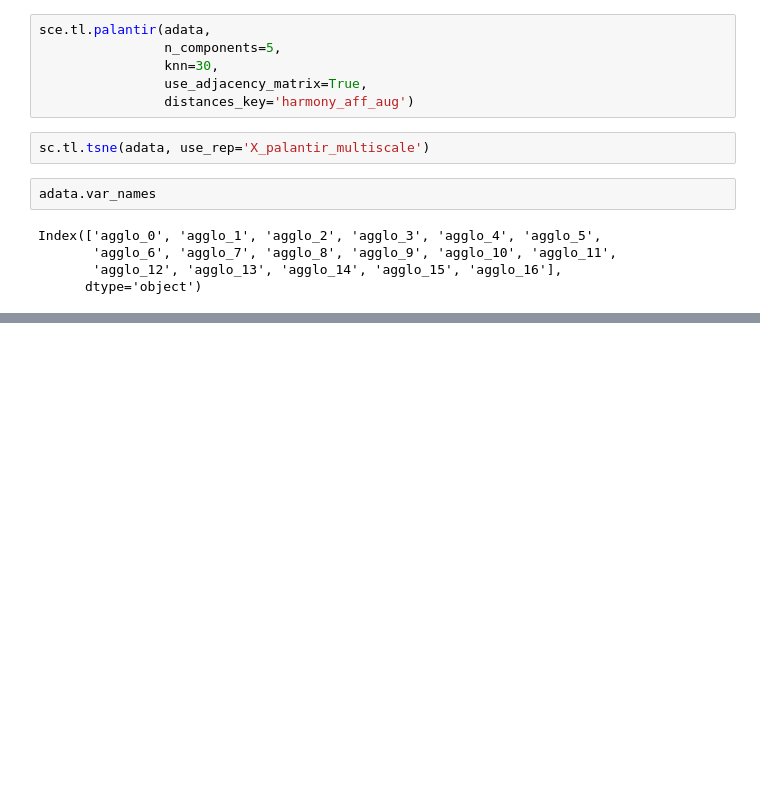
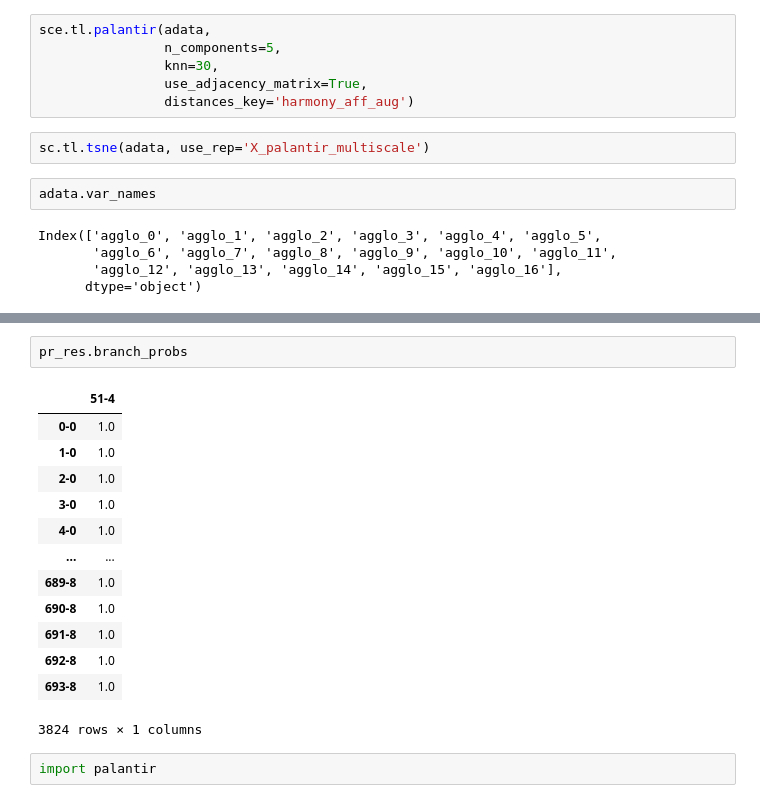
Before and after one commit to marx-alex/Morphelia, a Jupyter notebook: docs/scanpy_processing.ipynb, the cells around one changed output, grey strips where cells are left out. Saved outputs shown, nothing was run; the diff lists cells and outputs as text; blank space fills up the shorter version.

```diff
--- a/docs/scanpy_processing.ipynb
+++ b/docs/scanpy_processing.ipynb
@@ -474,0 +481,18 @@ findfont: Font family ['Bitstream Vera Sans'] not found. Falling back to DejaVu
+# %%
+pr_res.branch_probs
+# %% [output]
+|  | 51-4 |
+| 0-0 | 1.0 |
+| 1-0 | 1.0 |
+| 2-0 | 1.0 |
+| 3-0 | 1.0 |
+| 4-0 | 1.0 |
+| ... | ... |
+| 689-8 | 1.0 |
+| 690-8 | 1.0 |
+| 691-8 | 1.0 |
+| 692-8 | 1.0 |
+| 693-8 | 1.0 |
+3824 rows × 1 columns
+# %%
+import palantir
```
Also changed, not shown: parts of 21 cells of this notebook, 14 other files.
